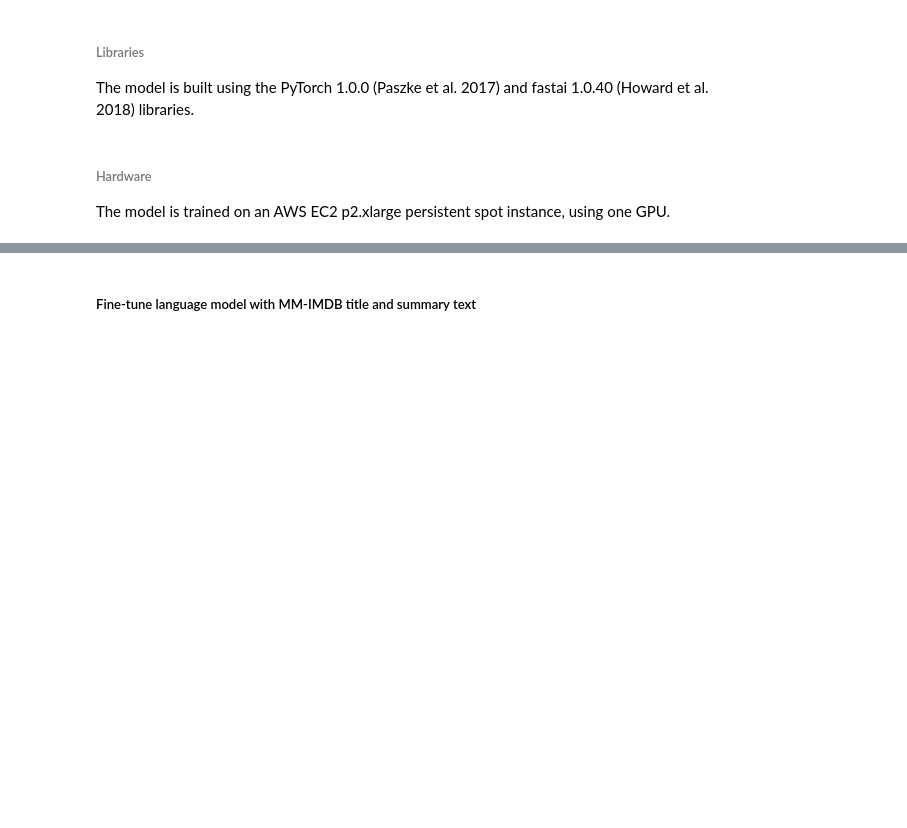
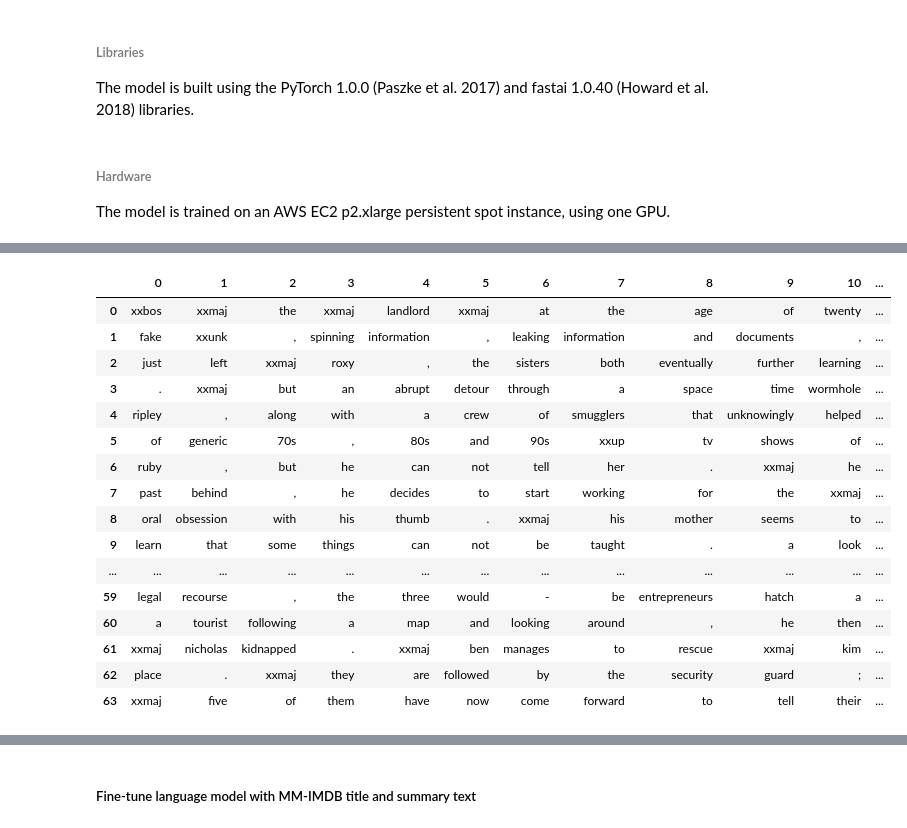
Before and after one commit to jseale/gmu_bimodal, a Jupyter notebook: transfer_learning_text_classification.ipynb, the cells around one changed output, grey strips where cells are left out. Drawn from its saved outputs; the diff is of its cells as text; code cells hidden in the pictures; blank space fills up the shorter version.

Commit message:
adds text

```diff
--- a/transfer_learning_text_classification.ipynb
+++ b/transfer_learning_text_classification.ipynb
@@ -344,0 +411,23 @@ data_lm = TextLMDataBunch.load(make_data_path)
+# %%
+x,y = next(iter(data_lm.train_dl))
+example = x.cpu()
+texts = pd.DataFrame([data_lm.train_ds.vocab.textify(l).split(' ') for l in example])
+texts
+# %% [output]
+|  | 0 | 1 | 2 | 3 | 4 | 5 | 6 | 7 | 8 | 9 | 10 | ... |
+| 0 | xxbos | xxmaj | the | xxmaj | landlord | xxmaj | at | the | age | of | twenty | ... |
+| 1 | fake | xxunk | , | spinning | information | , | leaking | information | and | documents | , | ... |
+| 2 | just | left | xxmaj | roxy | , | the | sisters | both | eventually | further | learning | ... |
+| 3 | . | xxmaj | but | an | abrupt | detour | through | a | space | time | wormhole | ... |
+| 4 | ripley | , | along | with | a | crew | of | smugglers | that | unknowingly | helped | ... |
+| 5 | of | generic | 70s | , | 80s | and | 90s | xxup | tv | shows | of | ... |
+| 6 | ruby | , | but | he | can | not | tell | her | . | xxmaj | he | ... |
+| 7 | past | behind | , | he | decides | to | start | working | for | the | xxmaj | ... |
+| 8 | oral | obsession | with | his | thumb | . | xxmaj | his | mother | seems | to | ... |
+| 9 | learn | that | some | things | can | not | be | taught | . | a | look | ... |
+| ... | ... | ... | ... | ... | ... | ... | ... | ... | ... | ... | ... | ... |
+| 59 | legal | recourse | , | the | three | would | - | be | entrepreneurs | hatch | a | ... |
+| 60 | a | tourist | following | a | map | and | looking | around | , | he | then | ... |
+| 61 | xxmaj | nicholas | kidnapped | . | xxmaj | ben | manages | to | rescue | xxmaj | kim | ... |
+| 62 | place | . | xxmaj | they | are | followed | by | the | security | guard | ; | ... |
+| 63 | xxmaj | five | of | them | have | now | come | forward | to | tell | their | ... |
```
Also changed, not shown: parts of 35 cells of this notebook.
